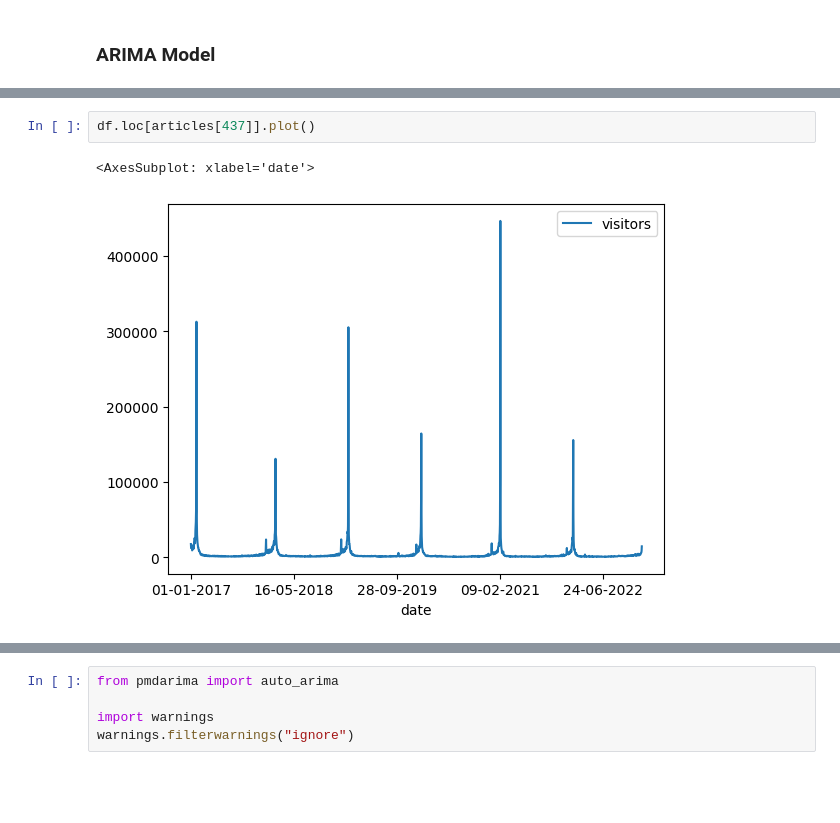
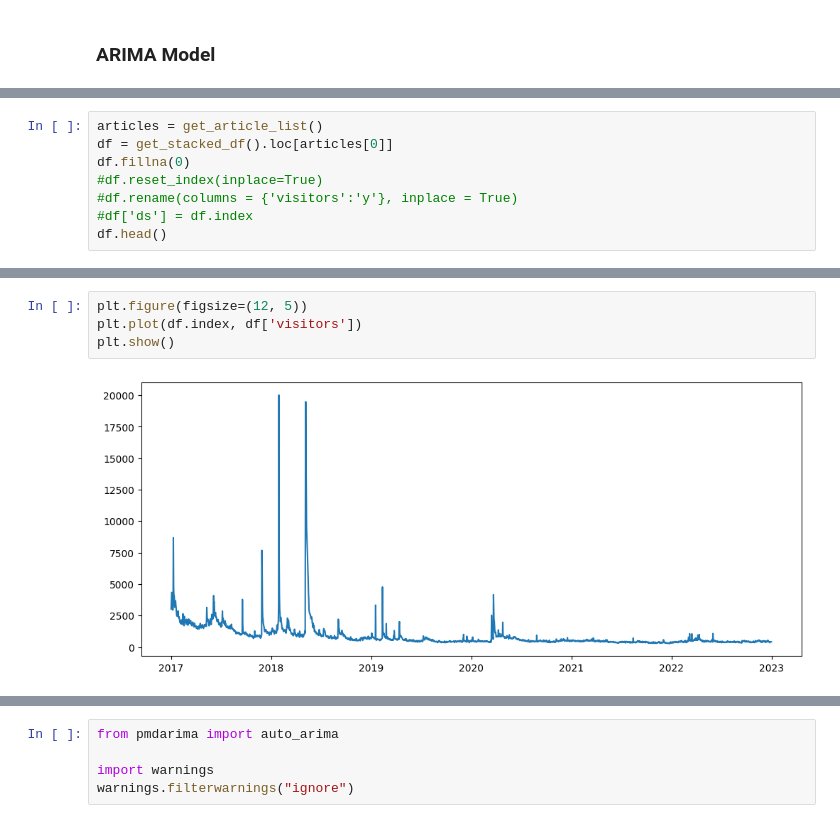
Before and after one commit to AmalCPauly/Web-Traffic-Time-Series-Forecasting, a Jupyter notebook: web-traffic-forecasting.ipynb, the cells around one changed output, grey strips where cells are left out. Saved outputs shown, nothing was run; the diff lists cells and outputs as text; blank space fills up the shorter version.

```diff
--- a/web-traffic-forecasting.ipynb
+++ b/web-traffic-forecasting.ipynb
@@ -487,0 +517,8 @@ import numpy as np
+# %%
+articles = get_article_list()
+df = get_stacked_df().loc[articles[0]]
+df.fillna(0)
+#df.reset_index(inplace=True)
+#df.rename(columns = {'visitors':'y'}, inplace = True)
+#df['ds'] = df.index
+df.head()
@@ -488,5 +533,6 @@ import numpy as np
 # %%
-df.loc[articles[437]].plot()
+plt.figure(figsize=(12, 5))
+plt.plot(df.index, df['visitors'])
+plt.show()
 # %% [output]
-<AxesSubplot: xlabel='date'>
-[figure, old version]
+[figure, new version]
```
Also changed, not shown: parts of 71 cells of this notebook.
